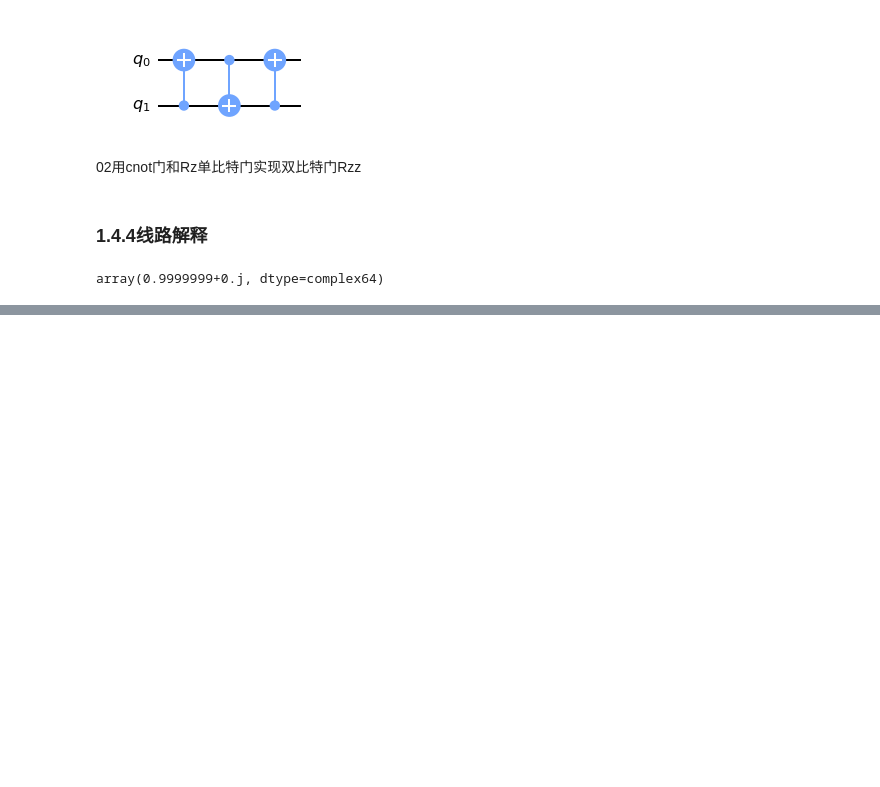
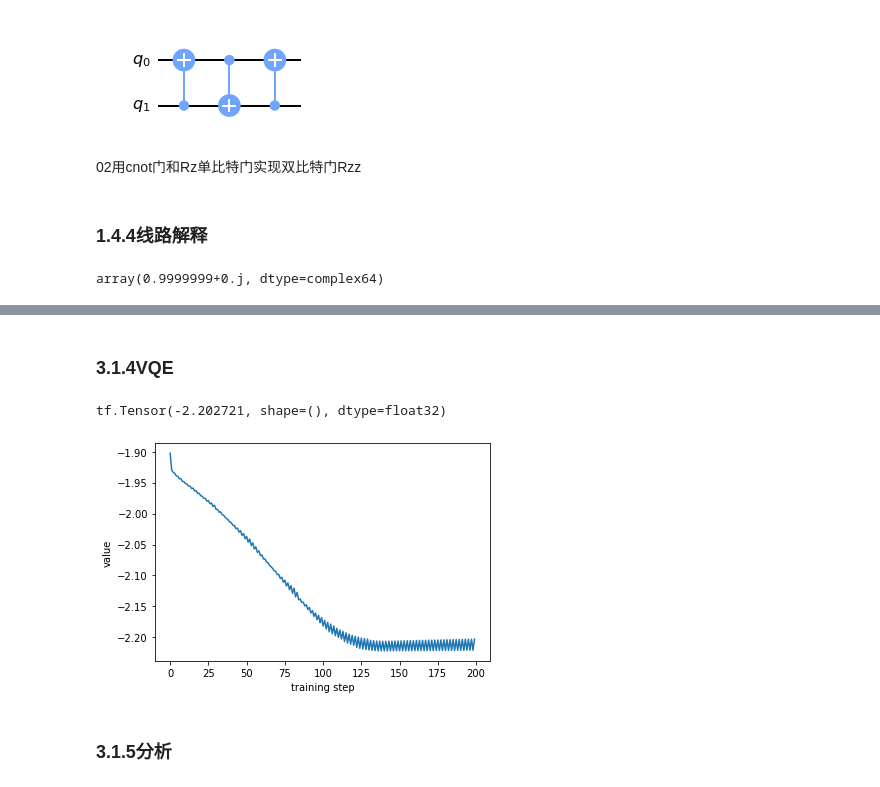
Before and after one commit to BenjaminT2048/quantum_simulations, a Jupyter notebook: coding diary.ipynb, the cells around one changed output, grey strips where cells are left out. Saved outputs shown, nothing was run; the diff lists cells and outputs as text; code cells hidden in the pictures; blank space fills up the shorter version.

```diff
--- a/coding diary.ipynb
+++ b/coding diary.ipynb
@@ -481,0 +658,80 @@ Z =
+# %% [markdown]
+### 3.1.4VQE
+# %%
+from functools import partial
+import numpy as np
+import tensorflow as tf
+import jax
+from jax.config import config
+
+config.update("jax_enable_x64", True)
+from jax import numpy as jnp
+from jax.experimental import optimizers
+import tensorcircuit as tc
+import math
+import matplotlib.pyplot as plt
+from numpy import linalg as LA
+
+tc.set_backend("tensorflow")
+K = tc.set_backend("tensorflow")
+zz = np.kron(tc.gates._z_matrix, tc.gates._z_matrix)
+
+n = 2
+l1 = 15
+P = K.ones(shape = [l1,n, 2], dtype = "float32")
+h = [1 for i in range(l1)]
+
+
+def rzz(c,i,j, params):
+    c.cnot(i,i+1)
+    c.rz(i+1,theta=params[j,i, 0])
+    c.cnot(i,i+1)
+    return c
+
+def energy(c: tc.Circuit):
+    e = 0.0
+    n = c._nqubits
+    for i in range(n):
+        e += h[i] * c.expectation((tc.gates.x(), [i]))  # <X_i>
+    for i in range(n - 1):  # OBC
+        e += (-1.0) * c.expectation(
+            (tc.gates.z(), [i]), (tc.gates.z(), [(i + 1) % n])
+        )  # <Z_iZ_{i+1}>
+    return tc.backend.real(e)
+
+
+def ex(params):
+    c=tc.Circuit(n)
+    k=l1
+    for i in range(n):
+        c.ry(i,theta=params[0,i,0])
+        c.rz(i,theta=params[0,i,1])
+        c.s(i)
+    for j in range(k):
+        for i in range(n):
+            c.rx(i,theta=params[j, i, 1])
+        for i in range(n-1):
+            c = rzz(c,i,j, params)
+    return energy(c)
+
+vge = K.value_and_grad(ex)
+
+params = P
+history = [ ]
+opt = K.optimizer(tf.keras.optimizers.Adam(0.005))
+
+for _ in range(200):
+    v, g = vge(params)
+    params = opt.update(g, params)
+    history.append(v)
+
+plt.plot([i for i in range(200)], history)
+plt.ylabel("value")
+plt.xlabel("training step")
+
+print(history[-1])
+# %% [output]
+tf.Tensor(-2.202721, shape=(), dtype=float32)
+[figure, added]
+# %% [markdown]
+### 3.1.5分析
```
Also changed, not shown: parts of 17 cells of this notebook.
